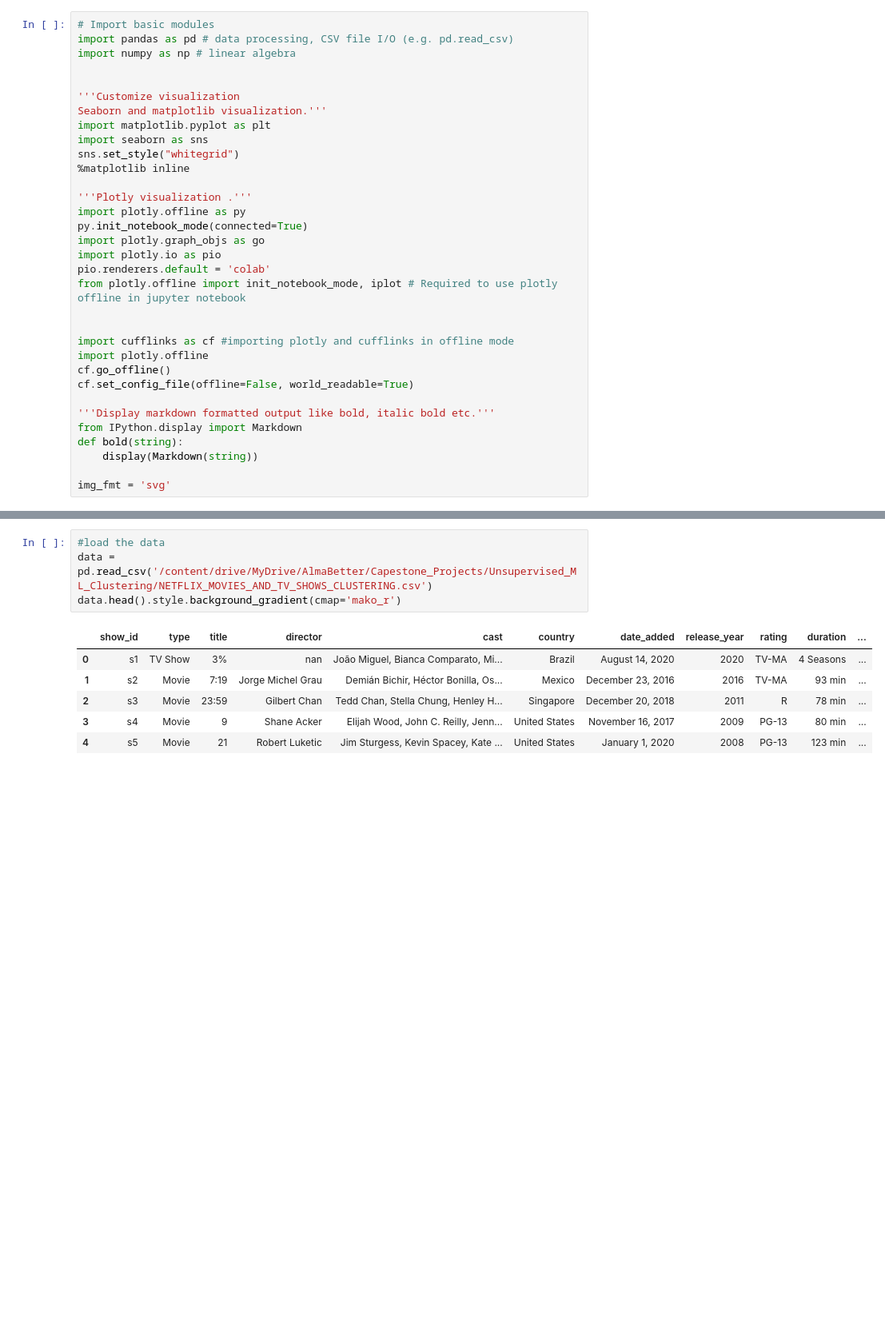
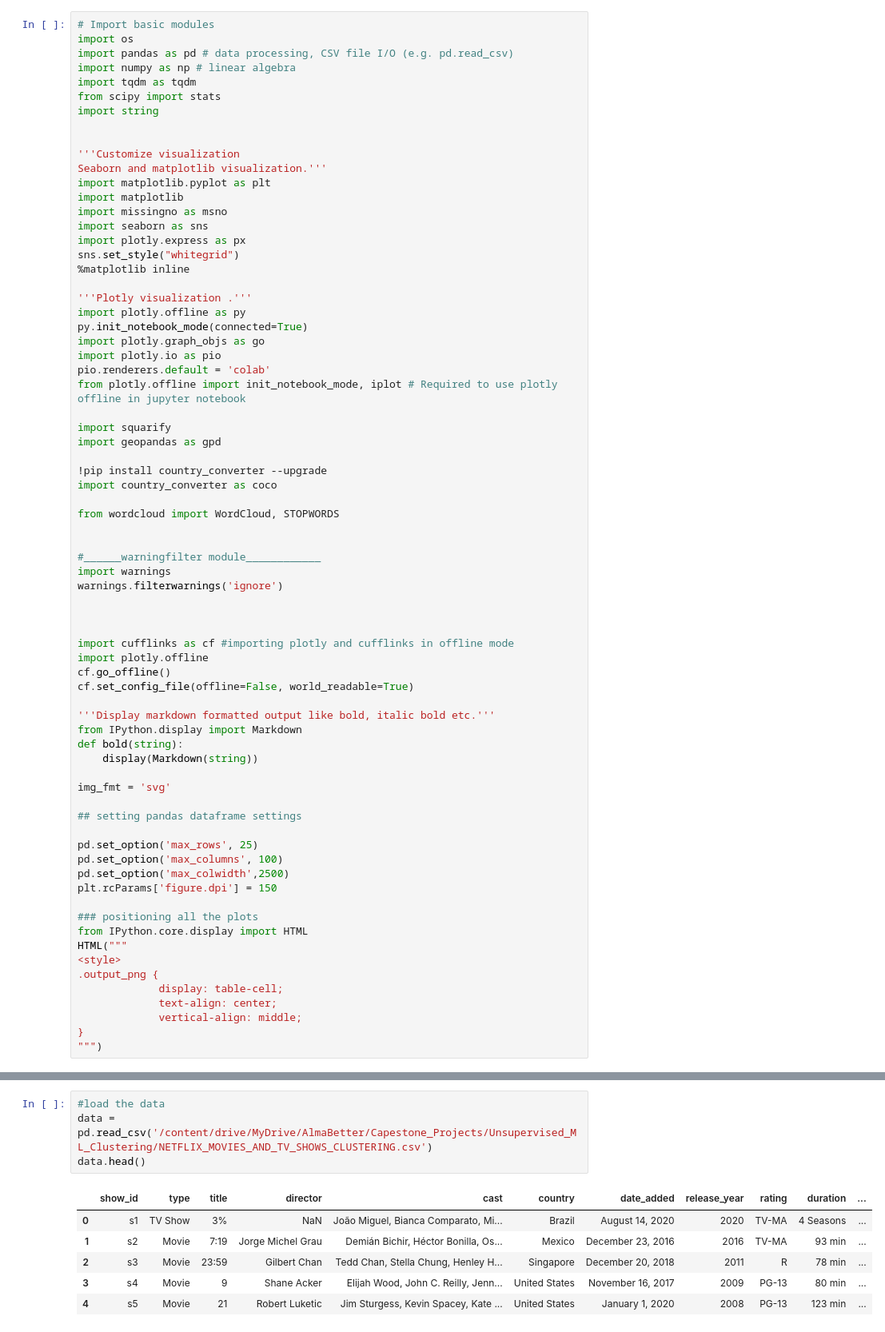
Before and after one commit to chandusayhi/NETFLIX_MOVIES_AND_TV_SHOWS, a Jupyter notebook: Chandrakant_NETFLIX_MOVIES_AND_TV_SHOWS_CLUSTERING.ipynb, the cells around one changed output, grey strips where cells are left out. Shown at 80% size. Drawn from its saved outputs; the diff is of its cells as text; blank space fills up the shorter version.

```diff
--- a/Chandrakant_NETFLIX_MOVIES_AND_TV_SHOWS_CLUSTERING.ipynb
+++ b/Chandrakant_NETFLIX_MOVIES_AND_TV_SHOWS_CLUSTERING.ipynb
@@ -97,13 +131,20 @@ Successfully installed chart-studio-1.1.0 retrying-1.3.3
 # %%
 # Import basic modules
+import os
 import pandas as pd # data processing, CSV file I/O (e.g. pd.read_csv)
 import numpy as np # linear algebra
+import tqdm as tqdm
+from scipy import stats
+import string
 
 
 '''Customize visualization
 Seaborn and matplotlib visualization.'''
 import matplotlib.pyplot as plt
+import matplotlib
+import missingno as msno
 import seaborn as sns
+import plotly.express as px
 sns.set_style("whitegrid")
 %matplotlib inline
 
@@ -114,6 +155,20 @@ import plotly.graph_objs as go
 import plotly.io as pio
 pio.renderers.default = 'colab'
 from plotly.offline import init_notebook_mode, iplot # Required to use plotly offline in jupyter notebook
+
+import squarify
+import geopandas as gpd
+
+!pip install country_converter --upgrade
+import country_converter as coco
+
+from wordcloud import WordCloud, STOPWORDS
+
+
+#______warningfilter module____________
+import warnings
+warnings.filterwarnings('ignore')
+
 
 
 import cufflinks as cf #importing plotly and cufflinks in offline mode
@@ -127,3 +182,21 @@ def bold(string):
     display(Markdown(string))
 
 img_fmt = 'svg'
+
+## setting pandas dataframe settings
+
+pd.set_option('max_rows', 25)
+pd.set_option('max_columns', 100)
+pd.set_option('max_colwidth',2500)
+plt.rcParams['figure.dpi'] = 150
+
+### positioning all the plots
+from IPython.core.display import HTML
+HTML("""
+<style>
+.output_png {
+             display: table-cell;
+             text-align: center;
+             vertical-align: middle;
+}
+""")
@@ -149,10 +237,10 @@ Mounted at /content/drive
 # %%
 #load the data
 data = pd.read_csv('/content/drive/MyDrive/AlmaBetter/Capestone_Projects/Unsupervised_ML_Clustering/NETFLIX_MOVIES_AND_TV_SHOWS_CLUSTERING.csv')
-data.head().style.background_gradient(cmap='mako_r')
+data.head()
 # %% [output]
 |  | show_id | type | title | director | cast | country | date_added | release_year | rating | duration | ... |
-| 0 | s1 | TV Show | 3% | nan | João Miguel, Bianca Comparato, Mi... | Brazil | August 14, 2020 | 2020 | TV-MA | 4 Seasons | ... |
+| 0 | s1 | TV Show | 3% | NaN | João Miguel, Bianca Comparato, Mi... | Brazil | August 14, 2020 | 2020 | TV-MA | 4 Seasons | ... |
 | 1 | s2 | Movie | 7:19 | Jorge Michel Grau | Demián Bichir, Héctor Bonilla, Os... | Mexico | December 23, 2016 | 2016 | TV-MA | 93 min | ... |
 | 2 | s3 | Movie | 23:59 | Gilbert Chan | Tedd Chan, Stella Chung, Henley H... | Singapore | December 20, 2018 | 2011 | R | 78 min | ... |
 | 3 | s4 | Movie | 9 | Shane Acker | Elijah Wood, John C. Reilly, Jenn... | United States | November 16, 2017 | 2009 | PG-13 | 80 min | ... |
```
Also changed, not shown: parts of 110 cells of this notebook.
